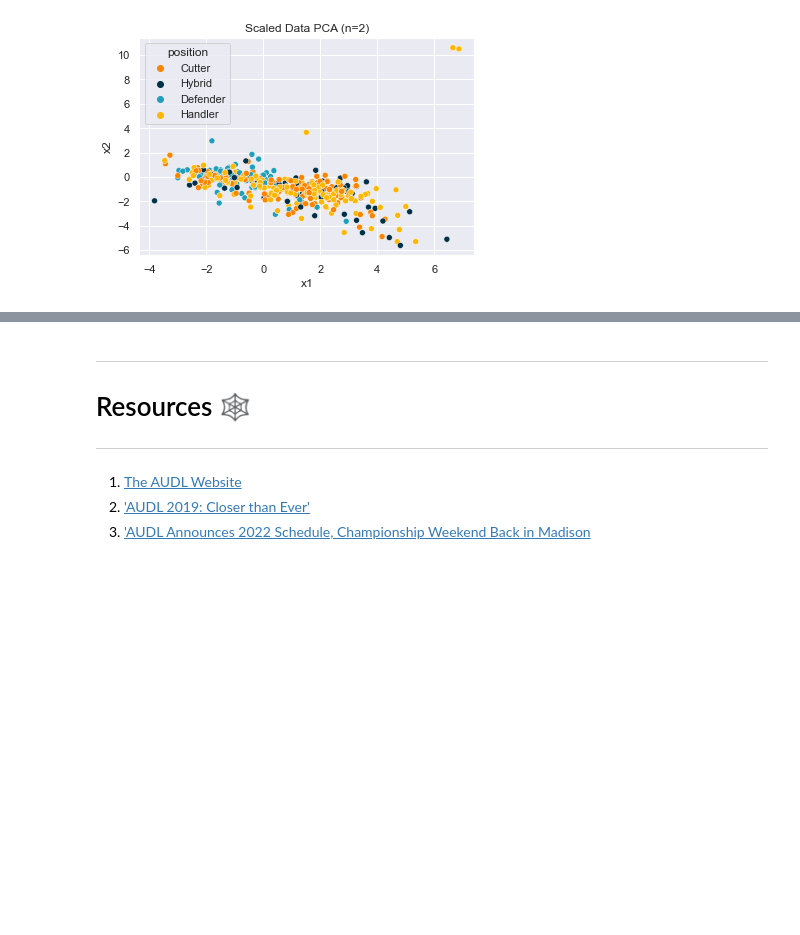
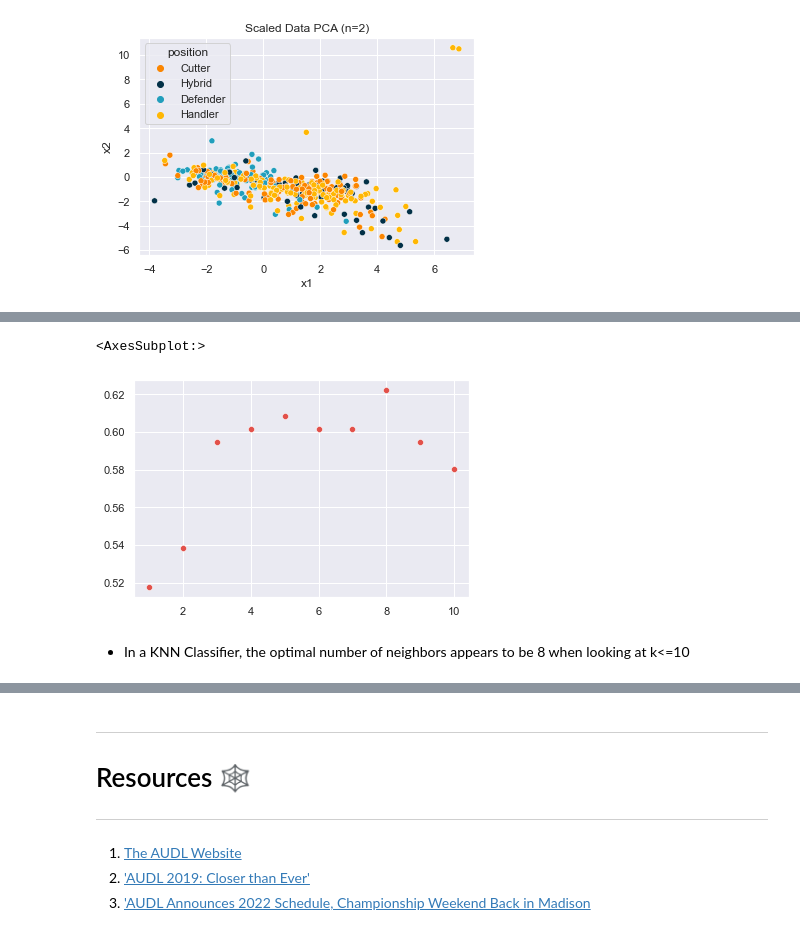
Before and after one commit to g-lorenzo/audl_ds, a Jupyter notebook: P2 - Player Categorization.ipynb, the cells around one changed output, grey strips where cells are left out. Saved outputs shown, nothing was run; the diff lists cells and outputs as text; code cells hidden in the pictures; blank space fills up the shorter version.

```diff
--- a/P2 - Player Categorization.ipynb
+++ b/P2 - Player Categorization.ipynb
@@ -364,0 +396,13 @@ Text(0.5, 1.0, 'Scaled Data PCA (n=2)')
+# %%
+df['position'] = full_df['position']
+
+# Add 'unknown' to position
+df['position'] = df['position'].fillna('unknown')
+# %%
+for i in range(4):
+    print(f"Label: {i}")
+
+    for p in ['Cutter', 'Handler', 'Defender', 'Hybrid']:
+        temp = df[(df['position'] == p) & (df['_km_labels'] == i)]
+        total = len(df[df['position'] == p])
+        print(f"\t -{p}: {round(100*len(temp)/total,2)}%")
@@ -364,0 +440,11 @@ Text(0.5, 1.0, 'Scaled Data PCA (n=2)')
+# %%
+y = df['position'].astype('category').cat.codes
+X = df.copy(deep=True)
+
+X.drop(labels=['_km_labels'], axis=1, inplace=True)
+X['position'] = X['position'].astype('category').cat.codes
+
+y = X['position']
+X.drop(labels='position', inplace=True, axis=1)
+# %%
+X_train, X_test, y_train, y_test = train_test_split(X, y, test_size=0.3, random_state=92, stratify=y)
@@ -364,0 +455,17 @@ Text(0.5, 1.0, 'Scaled Data PCA (n=2)')
+# %%
+n = 10
+score = []
+for i in range(1,n+1):
+    neighbors = KNeighborsClassifier(n_neighbors=i)
+    nca = NeighborhoodComponentsAnalysis(random_state=92)
+
+    nca_pipe = Pipeline([('nca', nca), ('knn', neighbors)])
+    nca_pipe = nca_pipe.fit(X_train, y_train)
+    score.append(nca_pipe.score(X_test, y_test))
+
+sns.scatterplot([i for i in range(1, n+1)], score)
+# %% [output]
+<AxesSubplot:>
+[figure, added]
+# %% [markdown]
+- In a KNN Classifier, the optimal number of neighbors appears to be 8 when looking at k<=10
```
Also changed, not shown: parts of 22 cells of this notebook.
